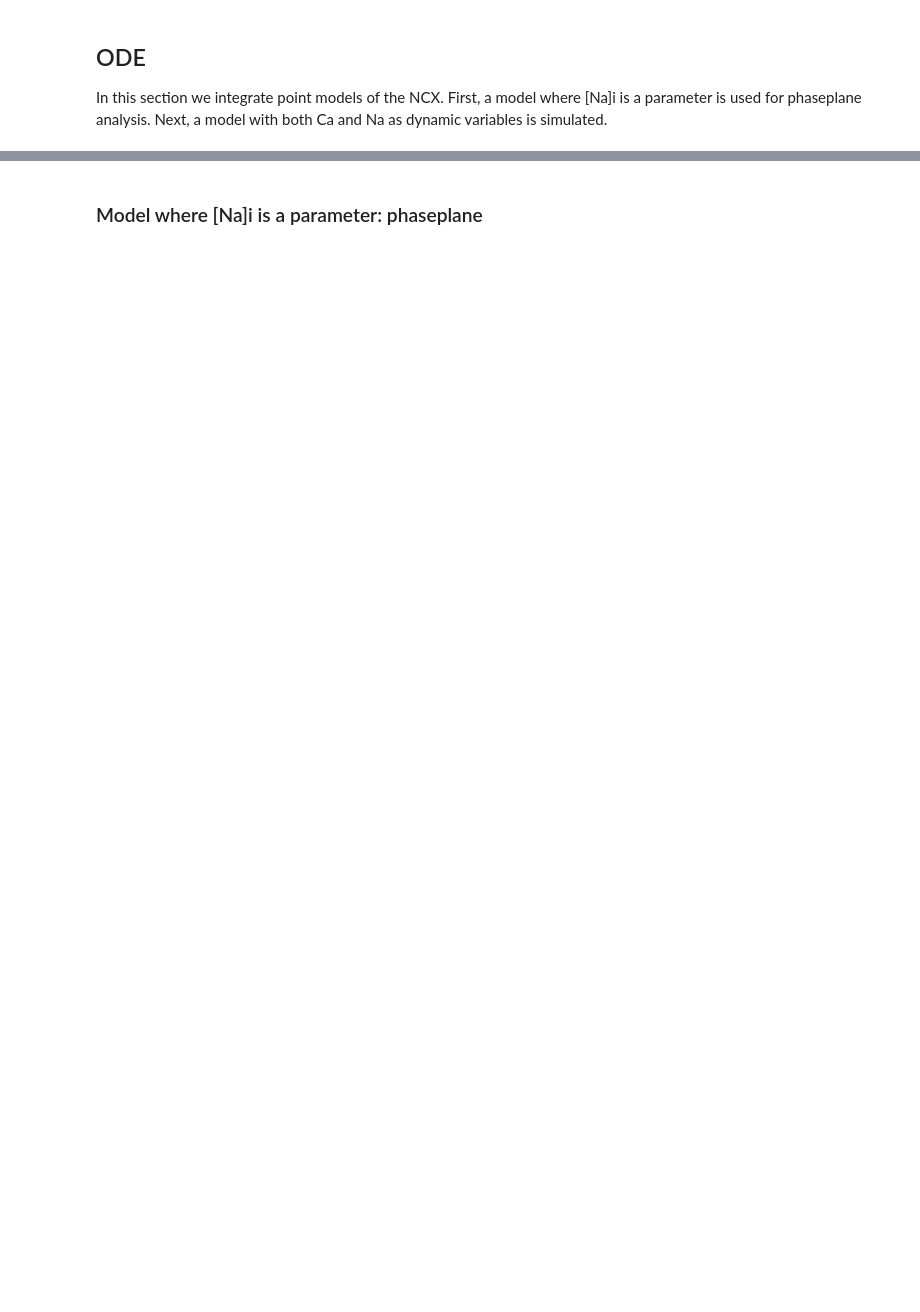
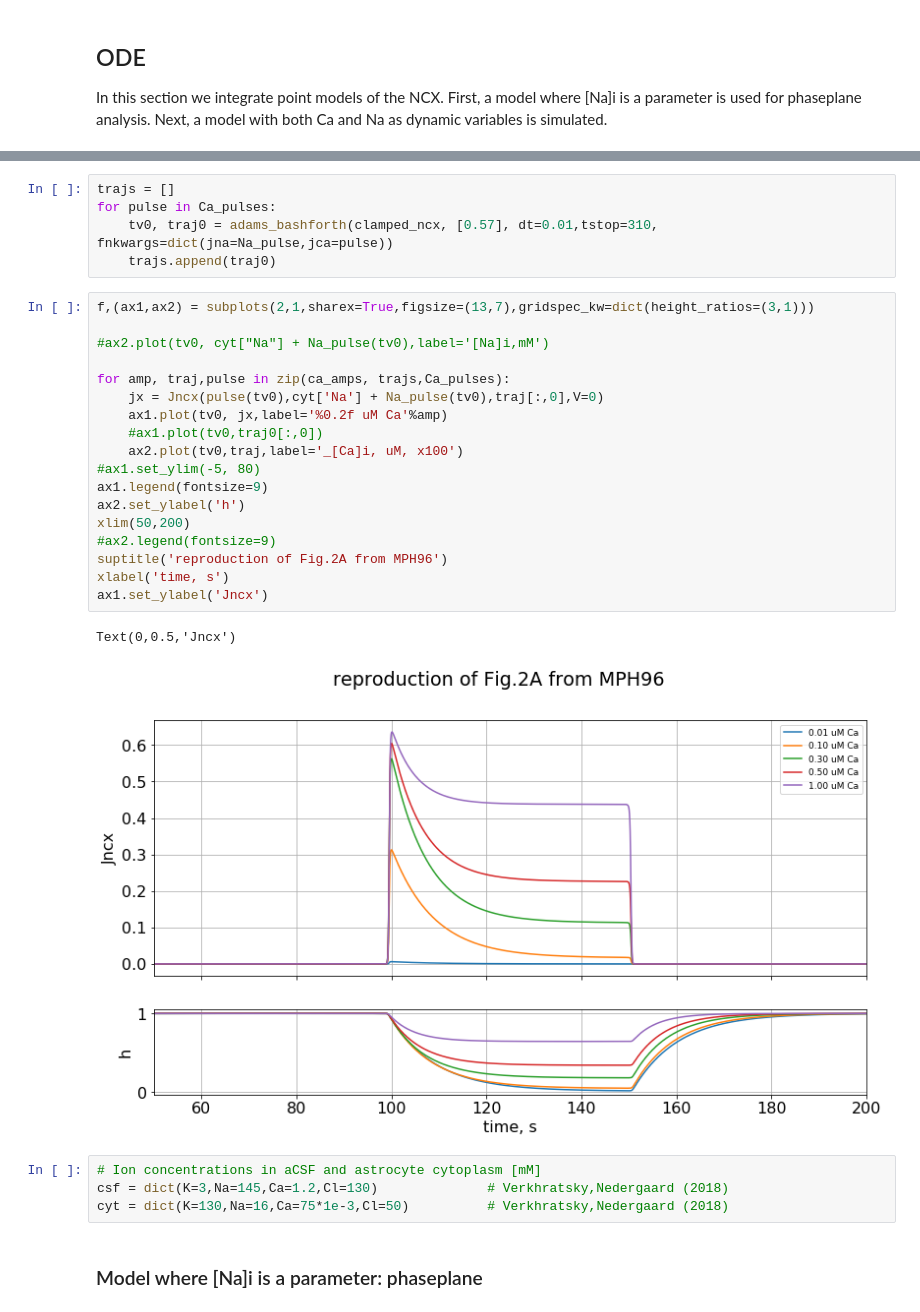
Before and after one commit to abrazhe/astro-ncx-model-demo, a Jupyter notebook: astro-ncx-model.ipynb, the cells around one changed output, grey strips where cells are left out. Cells and saved outputs as stored; diff of their text form; blank space fills up the shorter version.

```diff
--- a/astro-ncx-model.ipynb
+++ b/astro-ncx-model.ipynb
@@ -214,3 +267,33 @@ def make_pulses(tv, npulses=5, period=5, start=100, amp=5, width=1,steep=1.,base
+# %%
+trajs = []
+for pulse in Ca_pulses:
+    tv0, traj0 = adams_bashforth(clamped_ncx, [0.57], dt=0.01,tstop=310, fnkwargs=dict(jna=Na_pulse,jca=pulse))
+    trajs.append(traj0)
+# %%
+f,(ax1,ax2) = subplots(2,1,sharex=True,figsize=(13,7),gridspec_kw=dict(height_ratios=(3,1)))
+
+#ax2.plot(tv0, cyt["Na"] + Na_pulse(tv0),label='[Na]i,mM')
+
+for amp, traj,pulse in zip(ca_amps, trajs,Ca_pulses):
+    jx = Jncx(pulse(tv0),cyt['Na'] + Na_pulse(tv0),traj[:,0],V=0)
+    ax1.plot(tv0, jx,label='%0.2f uM Ca'%amp)
+    #ax1.plot(tv0,traj0[:,0])
+    ax2.plot(tv0,traj,label='_[Ca]i, uM, x100')
+#ax1.set_ylim(-5, 80)
+ax1.legend(fontsize=9)
+ax2.set_ylabel('h')
+xlim(50,200)
+#ax2.legend(fontsize=9)
+suptitle('reproduction of Fig.2A from MPH96')
+xlabel('time, s')
+ax1.set_ylabel('Jncx')
+# %% [output]
+Text(0,0.5,'Jncx')
+[figure, added]
+# %%
+# Ion concentrations in aCSF and astrocyte cytoplasm [mM]
+csf = dict(K=3,Na=145,Ca=1.2,Cl=130)              # Verkhratsky,Nedergaard (2018)
+cyt = dict(K=130,Na=16,Ca=75*1e-3,Cl=50)          # Verkhratsky,Nedergaard (2018)
 # %% [markdown]
 ### Model where [Na]i is a parameter: phaseplane
 # %%
```
Also changed, not shown: parts of 64 cells of this notebook.
